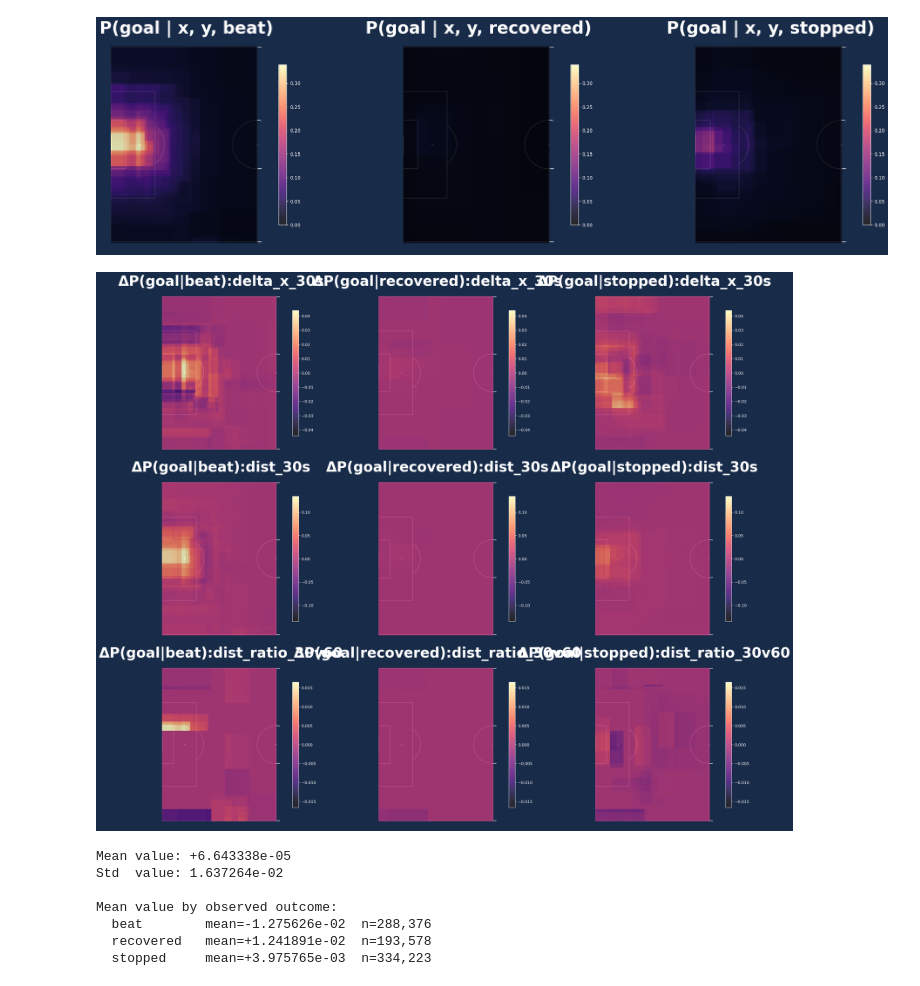
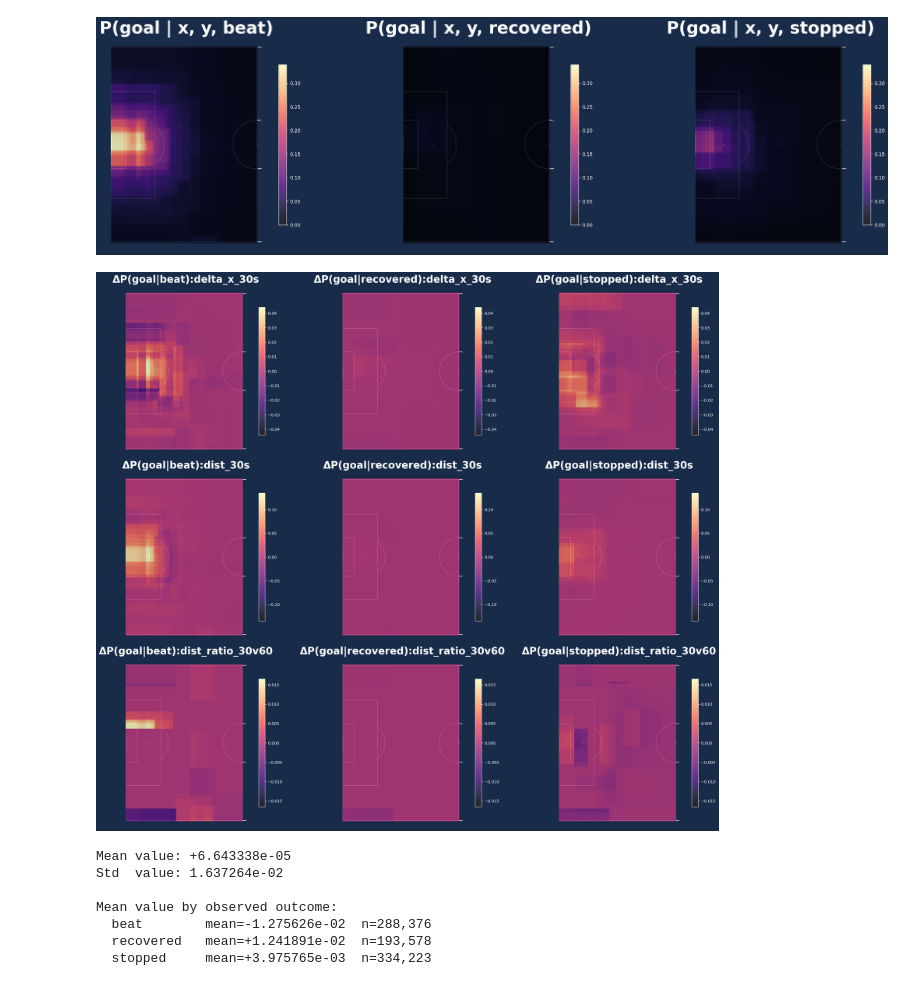
Before and after one commit to zcochran27/HDSI-SCHOLARSHIP-PROJECT-SOCCER-DATA, a Jupyter notebook: Exploration Notebooks/test_modeling_sop_outcome.ipynb, the cells around one changed output. Saved outputs shown, nothing was run; the diff lists cells and outputs as text; code cells hidden in the pictures.

```diff
--- a/test_modeling_sop_outcome.ipynb
+++ b/Exploration Notebooks/test_modeling_sop_outcome.ipynb
@@ -325,35 +324,35 @@ for s, sop_feat in enumerate(sop_cols):
     high_feat = sop_median.copy(); high_feat[s] = sop_high[s]
 
     per_outcome_diff = []
     for c in range(len(duel_outcome_names)):
         g_low  = np.column_stack([grid_xy, np.tile(low_feat,  (len(grid_xy), 1)), np.full(len(grid_xy), c)])
         g_high = np.column_stack([grid_xy, np.tile(high_feat, (len(grid_xy), 1)), np.full(len(grid_xy), c)])
         p_low  = model.predict_proba(g_low)[:, 1]
         p_high = model.predict_proba(g_high)[:, 1]
         per_outcome_diff.append(p_high - p_low)
 
     vmax = float(max(np.abs(d).max() for d in per_outcome_diff))
     for o, cls in enumerate(duel_outcome_names):
         d = per_outcome_diff[o].reshape(gx.shape)
         panels.append({
             "z": d,
             "title": f"ΔP(goal|{cls}):{sop_feat}",
             "name": f"delta_p_goal_{cls}_{sop_feat}",
             "vmin": -vmax,
             "vmax": vmax,
         })
 
 fig = plot_pitch_grid(
     panels,
     ncols=len(duel_outcome_names),
     fig_name="delta_p_goal_sensitivity",
     cmap=CMAP_P_GOAL,
     panel_size=(8, 6.5),
-    title_fontsize=35
+    title_fontsize=25
 )
 plt.show()
 # %% [output]
-[figure, old version]
+[figure, new version]
 # %%
 X_xy_sop = df[outcome_feat_cols].to_numpy()  # (N, 5): [x, y, *sop_cols]
 observed_outcome_codes = df["duel_outcome_code"].to_numpy()
```
Also changed, not shown: parts of 3 cells of this notebook, 21 other files.
